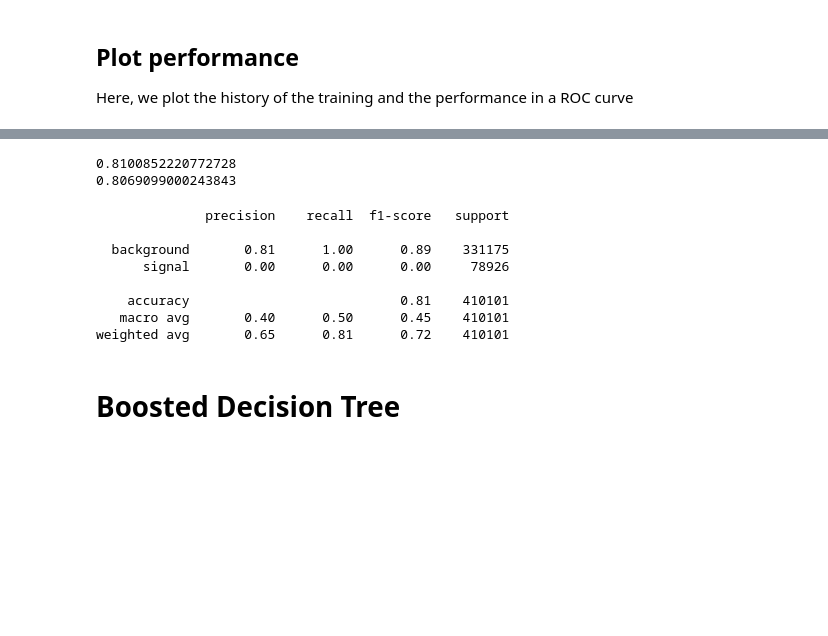
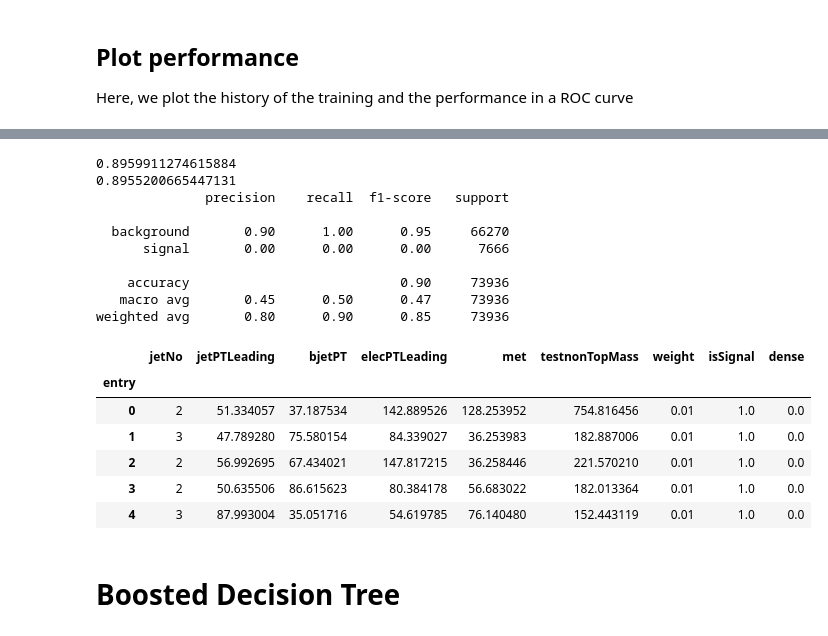
Before and after one commit to mghasemi19/TopFC, a Jupyter notebook: BDT_weight/TopFC_analysis.ipynb, the cells around one changed output, grey strips where cells are left out. Drawn from its saved outputs; the diff is of its cells as text; code cells hidden in the pictures; blank space fills up the shorter version.

```diff
--- a/BDT_weight/TopFC_analysis.ipynb
+++ b/BDT_weight/TopFC_analysis.ipynb
@@ -153,3 +233,12 @@ WARNING:tensorflow:`period` argument is deprecated. Please use `save_freq` to sp
 # %% [markdown]
 ## Run training
 Here, we run the training.
+# %%
+# Train classifier
+history = model.fit(X_train_val,
+                    Y_train_val,
+                    epochs=1000,
+                    batch_size=1024,
+                    verbose=1, # switch to 1 for more verbosity
+                    callbacks=[early_stopping, model_checkpoint],
+                    validation_data=(X_test,Y_test))
@@ -227,21 +316,32 @@ Y_pred = Y_pred.reshape(Y_pred.shape[0])
 
 print(accuracy_score(Y_test.round(), Y_predict.round()))
 print(accuracy_score(Y_train_val.round(), Y_predict_train.round()))
-print(classification_report(Y.round(), Y_pred.round(), target_names=['background', 'signal']))
+#print(classification_report(Y.round(), Y_pred.round(), target_names=['background', 'signal']))
+print(classification_report(Y_test.round(), Y_predict.round(), target_names=['background', 'signal']))
 
 df_all['dense'] = model.predict(X) # add prediction to array
 #print (df_all.iloc[:5])
 # %% [output]
-0.8100852220772728
-0.8069099000243843
+0.8959911274615884
+0.8955200665447131
+              precision    recall  f1-score   support
+
+  background       0.90      1.00      0.95     66270
+      signal       0.00      0.00      0.00      7666
+
+    accuracy                           0.90     73936
+   macro avg       0.45      0.50      0.47     73936
+weighted avg       0.80      0.90      0.85     73936
-              precision    recall  f1-score   support
-
-  background       0.81      1.00      0.89    331175
-      signal       0.00      0.00      0.00     78926
-
-    accuracy                           0.81    410101
-   macro avg       0.40      0.50      0.45    410101
-weighted avg       0.65      0.81      0.72    410101
+# %%
+df_all[df_all['isSignal']==1].head()
+# %% [output]
+|  | jetNo | jetPTLeading | bjetPT | elecPTLeading | met | testnonTopMass | weight | isSignal | dense |
+| entry |  |  |  |  |  |  |  |  |  |
+| 0 | 2 | 51.334057 | 37.187534 | 142.889526 | 128.253952 | 754.816456 | 0.01 | 1.0 | 0.0 |
+| 1 | 3 | 47.789280 | 75.580154 | 84.339027 | 36.253983 | 182.887006 | 0.01 | 1.0 | 0.0 |
+| 2 | 2 | 56.992695 | 67.434021 | 147.817215 | 36.258446 | 221.570210 | 0.01 | 1.0 | 0.0 |
+| 3 | 2 | 50.635506 | 86.615623 | 80.384178 | 56.683022 | 182.013364 | 0.01 | 1.0 | 0.0 |
+| 4 | 3 | 87.993004 | 35.051716 | 54.619785 | 76.140480 | 152.443119 | 0.01 | 1.0 | 0.0 |
 # %% [markdown]
 # Boosted Decision Tree
 # %%
```
Also changed, not shown: parts of 16 cells of this notebook.
